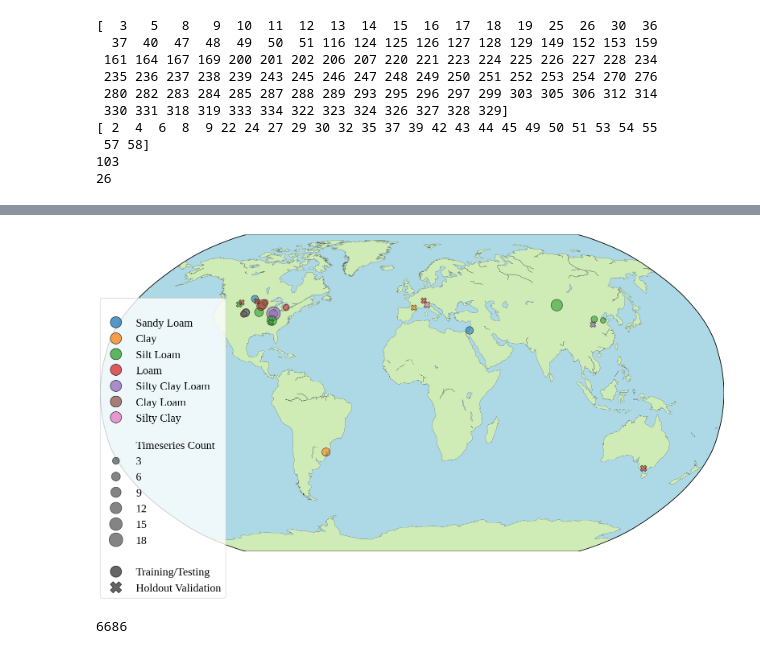
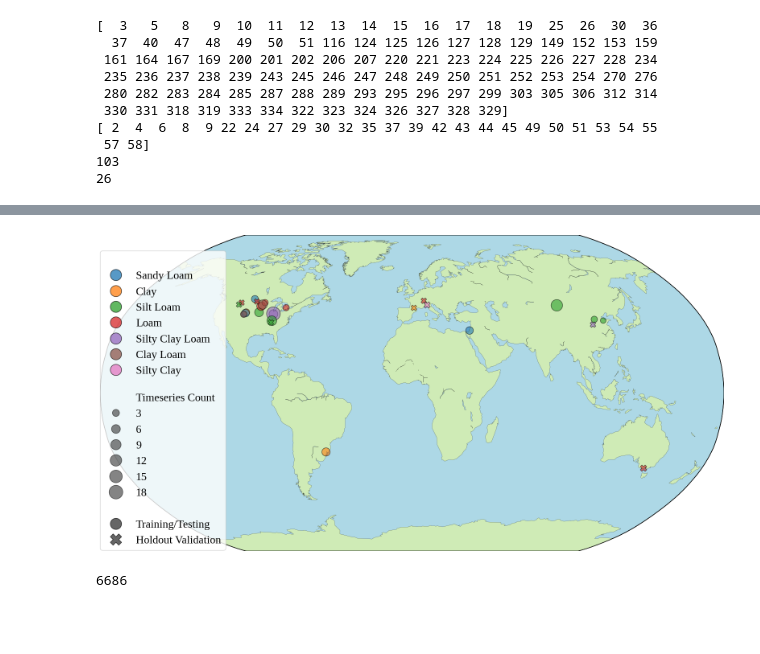
Before and after one commit to crushendo/Hot-Moment-Analysis, a Jupyter notebook: HM Prediction.ipynb, the cells around one changed output, grey strips where cells are left out. Saved outputs shown, nothing was run; the diff lists cells and outputs as text; code cells hidden in the pictures; blank space fills up the shorter version.

```diff
--- a/HM Prediction.ipynb
+++ b/HM Prediction.ipynb
@@ -792,35 +793,35 @@ g = sns.scatterplot(x=x, y=y, size=mapdf['Treatments'], sizes=(100, 600),  alpha
 # Set legend font size
 plt.rcParams['legend.fontsize'] = 20
 # Set legend title font size
 plt.rcParams['legend.title_fontsize'] = 20
 plt.rc('font', family='Liberation Serif')
 # Set legend position
 
 # Set the color legend marker size
 handles, labels = g.get_legend_handles_labels()
 for handle in handles[:8]:
     handle.set_markersize(20)
     # Set alpha
     handle.set_alpha(0.75)
 for handle in handles[15:]:
     handle.set_markersize(20)
     # Set alpha
     handle.set_alpha(0.75)
 # Set label
 labels[0] = ''
 labels[15] = ''
 # Set font style to bold on 8th label
 labels[8] = '\nTimeseries Count'
 
-plt.legend(handles, labels, bbox_to_anchor=(0.00, 0.8), loc=2, borderaxespad=0., )
+plt.legend(handles, labels, bbox_to_anchor=(0.00, 0.95), loc=2, borderaxespad=0., )
 
 
 # Save seaborn plot as svg
 plt.savefig('bubble_map.svg', dpi=600, bbox_inches='tight')
 # Show the plot
 plt.show()
 # %% [output]
-[figure, old version]
+[figure, new version]
 # %%
 print(len(alldata.index))
 # %% [output]
```
Also changed, not shown: parts of 23 cells of this notebook.
